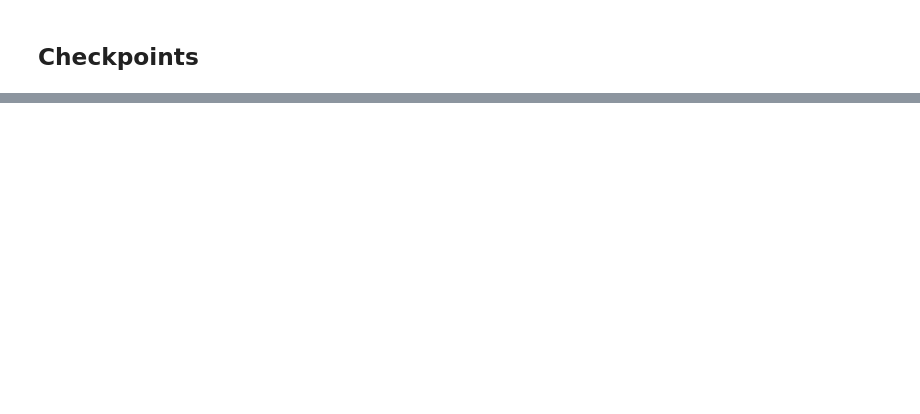
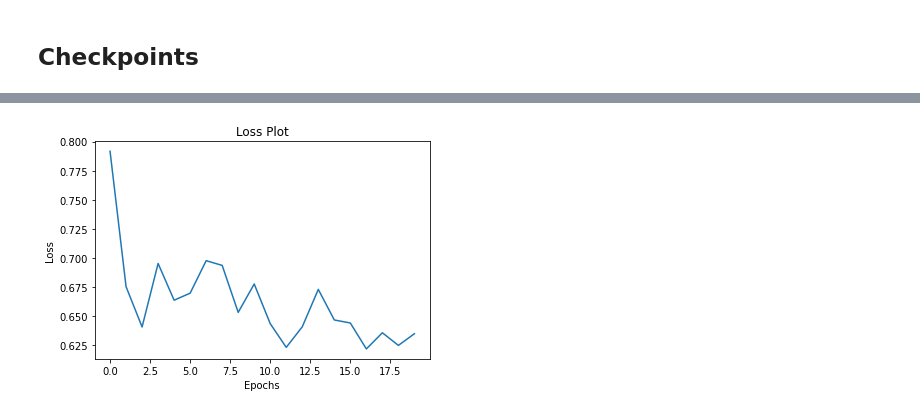
Before and after one commit to knarfamlap/img2latex, a Jupyter notebook: main.ipynb, the cells around one changed output, grey strips where cells are left out. Saved outputs shown, nothing was run; the diff lists cells and outputs as text; code cells hidden in the pictures; blank space fills up the shorter version.

Commit message:
trains on small dataset

```diff
--- a/main.ipynb
+++ b/main.ipynb
@@ -72,3 +77,10 @@ dataset = dataset.prefetch(buffer_size=tf.data.experimental.AUTOTUNE)
+# %%
+embedding_dim = 80
+BATCH_SIZE = 2
+units = 512
+vocab_size = top_k + 1
+num_steps = len(img_name_train)
+attention_features_shape = 64
 # %% [markdown]
 ## Init Encoder Decoder
 # %%
@@ -111,31 +149,3 @@ def loss_function(real, pred):
-# %%
-@tf.function
-def train_step(img_tensor, target):
-    loss = 0
-
-    hidden = decoder.reset_state(batch_size=target.shape[0])
-
-    dec_input = tf.expand_dims([tokenizer.word_index['<start>']] * target.shape[0], 1)
-
-    with tf.GradientTape() as tape:
-        features = encoder(img_tensor)
-
-        for i in range(1, target.shape[1]):
-            predictions, hidden, _ = decoder(dec_input, features, hidden)
-
-            loss += loss_function(target[:, i], predictions)
-
-            dec_input = tf.expand_dims(target[:, i], 1)
-
-        total_loss = (loss / int(target.shape[1]))
-
-        trainable_variables = encoder.trainable_variables + decoder.trainable_variables
-
-        gradients = tape.gradient(loss, trainable_varaibles)
-
-        optimizer.apply_gradients(zip(gradients, trainable_variables))
-
-        return loss, total_loss
 # %%
 EPOCHS = 20
 
@@ -143,8 +153,8 @@ for epoch in range(start_epoch, EPOCHS):
     start = time.time()
     total_loss = 0
 
-    for (batch, (img_tensor, target)) in enumerate(dataset):
-        batch_loss, t_loss = train_step(img_tensor, target)
+    for (batch, (img, target)) in enumerate(dataset):
+        batch_loss, t_loss = train_step(img, target)
         total_loss += t_loss
 
         if batch % 100 == 0:
@@ -166,0 +190,8 @@ TypeError: in user code:
+# %%
+plt.plot(loss_plot)
+plt.xlabel('Epochs')
+plt.ylabel('Loss')
+plt.title('Loss Plot')
+plt.show()
+# %% [output]
+[figure, added]
```
Also changed, not shown: parts of 21 cells of this notebook, 3 other files.
